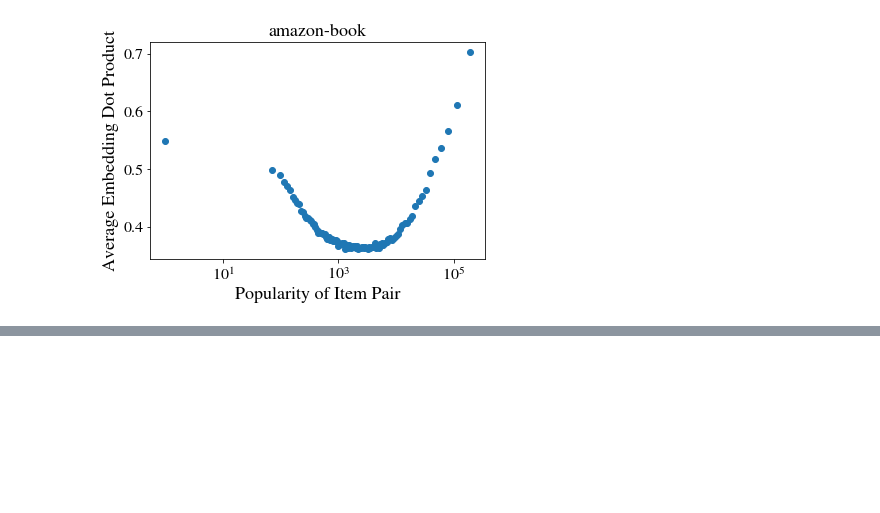
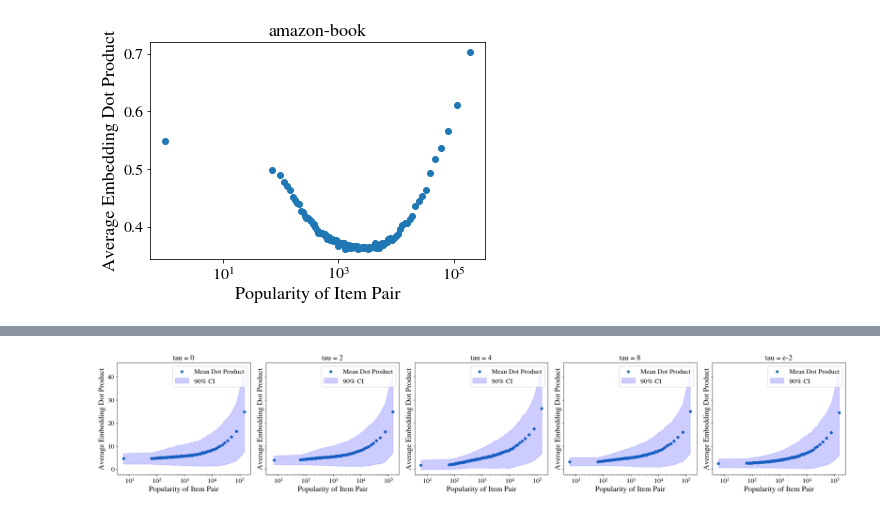
Before and after one commit to dliu18/degree-corrected-cf, a Jupyter notebook: Real World Embeddings.ipynb, the cells around one changed output, grey strips where cells are left out. Cells and saved outputs as stored; diff of their text form; code cells hidden in the pictures; blank space fills up the shorter version.

```diff
--- a/Real World Embeddings.ipynb
+++ b/Real World Embeddings.ipynb
@@ -113,0 +132,88 @@ Text(0.5, 1.0, 'amazon-book')
+# %%
+dataset_name = "gowalla"
+with open(f"pickles/tau/lgn-predictions-{dataset_name}.pickle", "rb") as pickleFile:
+    predictions = pickle.load(pickleFile)
+m, d = predictions["0"]["item embeddings"].shape
+
+# Load interactions
+item_popularities = {idx: 0 for idx in range(m)}
+
+train_file = f"LightGCN/data/{dataset_name}/train.txt"
+interactions = {}
+with open(train_file) as f:
+    for l in f.readlines():
+        if len(l) > 0:
+            l = l.strip().split(' ')
+            items = [int(i) for i in l[1:]]
+            for idx in items:
+                item_popularities[idx] += 1
+            interactions[int(l[0])] = items
+
+trials = 500000
+fig, ax = plt.subplots(ncols=len(predictions), sharex=True, sharey=True, figsize=(5 * len(predictions), 5))
+
+if len(predictions) == 1:
+    ax = [ax]  # Ensure ax is always iterable
+
+for ax_idx, tau in enumerate(predictions):
+    popularity_products = []
+    dot_products = []
+
+    users = list(interactions.keys())
+    rng = np.random.default_rng()
+    for _ in tqdm(range(trials)):
+        user_id = users[rng.choice(len(users))]
+        if len(interactions[user_id]) < 2:
+            continue
+        item_pair = rng.choice(interactions[user_id], size=2, replace=False)
+        popularity_products.append(item_popularities[item_pair[0]] * item_popularities[item_pair[1]])
+
+        v_i = predictions[tau]["item embeddings"][item_pair[0]]
+        v_j = predictions[tau]["item embeddings"][item_pair[1]]
+#         similarity = np.dot(v_i, v_j) / (np.linalg.norm(v_i) * np.linalg.norm(v_j))
+        similarity = np.dot(v_i, v_j)
+        dot_products.append(similarity)
+
+    dot_products = np.array(dot_products)
+    popularity_products = np.array(popularity_products)
+
+    pair_popularity_buckets = []
+    avg_dot_products = []
+    lower_percentiles = []
+    upper_percentiles = []
+
+    for percentile in np.arange(0, 100, 1):
+        lower_bound = np.percentile(popularity_products, percentile)
+        upper_bound = np.percentile(popularity_products, percentile + 1)
+
+        indices = np.where((popularity_products >= lower_bound) & (popularity_products <= upper_bound))[0]
+        if len(indices) == 0:
+            continue
+
+        avg_dot_products.append(np.mean(dot_products[indices]))
+        lower_percentiles.append(np.percentile(dot_products[indices], 5))  # 5th percentile
+        upper_percentiles.append(np.percentile(dot_products[indices], 95))  # 95th percentile
+        pair_popularity_buckets.append(lower_bound)
+
+    # Convert lists to arrays
+    pair_popularity_buckets = np.array(pair_popularity_buckets)
+    avg_dot_products = np.array(avg_dot_products)
+    lower_percentiles = np.array(lower_percentiles)
+    upper_percentiles = np.array(upper_percentiles)
+
+    # Plot mean values
+    ax[ax_idx].scatter(pair_popularity_buckets, avg_dot_products, label="Mean Dot Product")
+
+    # Add shaded confidence intervals (90% range)
+    ax[ax_idx].fill_between(pair_popularity_buckets, lower_percentiles, upper_percentiles, color='blue', alpha=0.2, label="90% CI")
+
+    ax[ax_idx].set_xscale("log")
+    ax[ax_idx].set_xlabel("Popularity of Item Pair")
+    ax[ax_idx].set_ylabel("Average Embedding Dot Product")
+    ax[ax_idx].set_title(f"tau = {tau}")
+    ax[ax_idx].legend()
+
+plt.tight_layout()
+plt.show()
+# %% [output]
+[figure, added]
```
Also changed, not shown: parts of 5 cells of this notebook.
